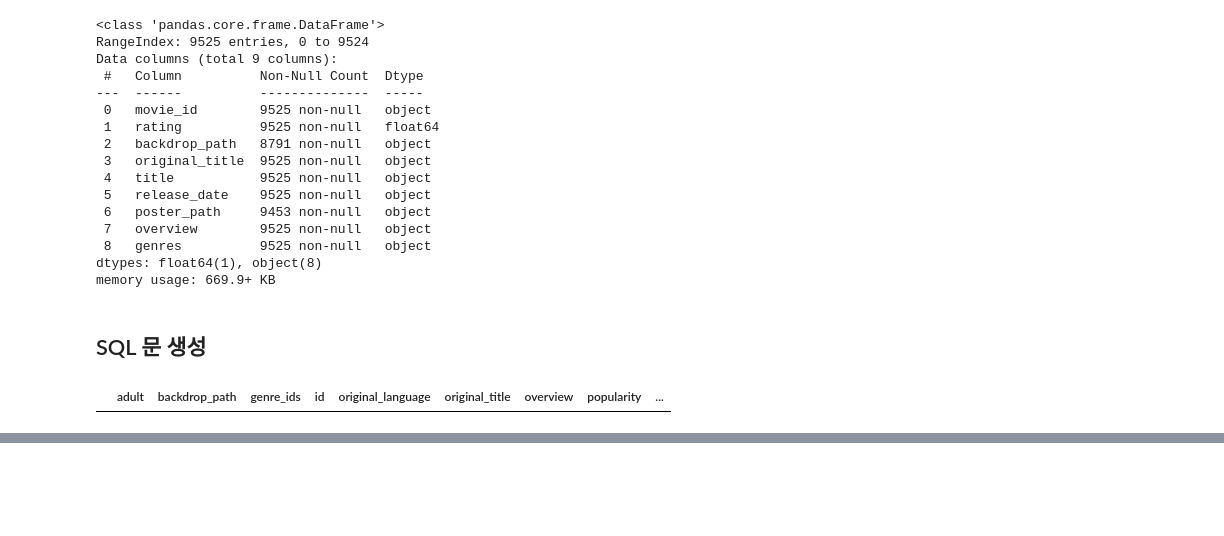
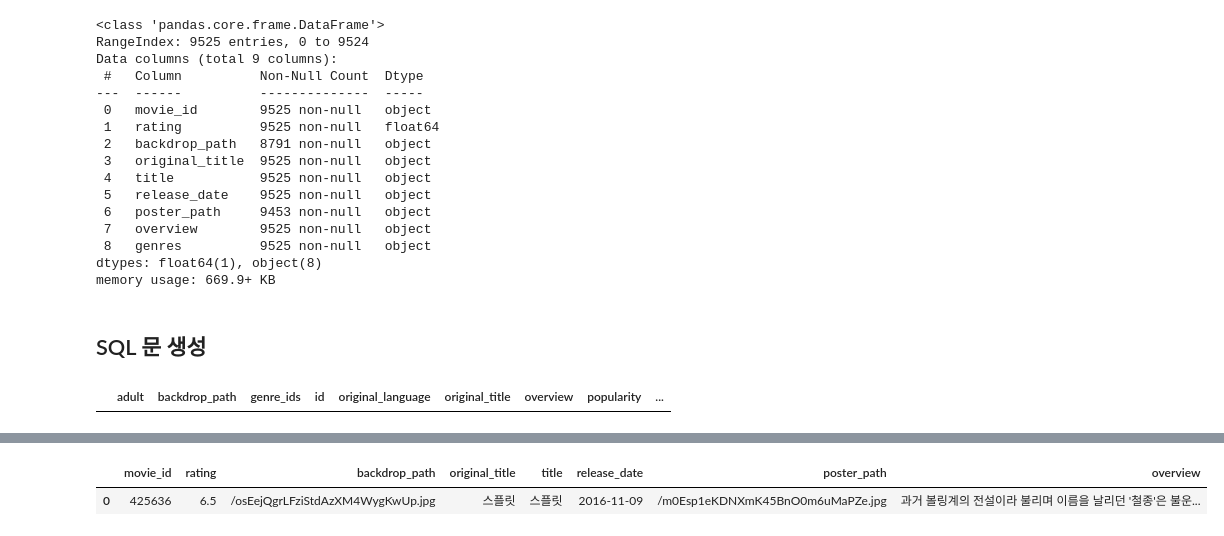
Before and after one commit to hou27/movie_recommendation, a Jupyter notebook: tmdb.ipynb, the cells around one changed output, grey strips where cells are left out. Drawn from its saved outputs; the diff is of its cells as text; code cells hidden in the pictures; blank space fills up the shorter version.

Commit message:
Fix wrong data
영제가 겹쳐 잘못된 데이터가 매핑됐던
영화 23 아이덴티티와 볼링영화 스플릿을 다시 처리

```diff
--- a/tmdb.ipynb
+++ b/tmdb.ipynb
@@ -519,0 +522,28 @@ tmdb_data.loc[tmdb_data["overview"].isnull()]
+# %%
+import requests
+
+def get_movie(title):
+    url = f"https://api.themoviedb.org/3/search/movie?query={title}&include_adult=false&language=ko&page=1"
+
+    headers = {
+        "accept": "application/json",
+        "Authorization": "Bearer eyJhbGciOiJIUzI1NiJ9.eyJhdWQiOiI2NTE2ZjcyMGI3YjI2ZjgxNjI2OGJiMWRjM2JhNWEzMyIsInN1YiI6IjY0NjMxYjU5MGYzNjU1MDEzNmE1NGZkYyIsInNjb3BlcyI6WyJhcGlfcmVhZCJdLCJ2ZXJzaW9uIjoxfQ.uK1Adl-8hdsZYerVhH0mZEo84et4fidcPge21enjDJ8"
+    }
+
+    response = requests.get(url, headers=headers)
+
+    if response.status_code != 200:
+        return None
+
+    data = response.json()
+    # print(data['results'][0])
+    if len(data['results']) == 0:
+        return None
+
+    for result in data['results']:
+        # title_in_result = result['original_title'].lower() # original_title로 체크
+        title_in_result = result['title'].lower()
+        title = title.lower()
+        if title == title_in_result:
+            return result
+    return data['results'][0]
@@ -519,0 +579,14 @@ tmdb_data.loc[tmdb_data["overview"].isnull()]
+# %%
+import pandas as pd
+
+tmdb_data = pd.DataFrame(columns=['movie_id', 'rating', 'backdrop_path', 'original_title', 'title', 'release_date', 'poster_path', 'overview'])
+
+data = get_movie("Suepeullit")
+if data:
+    tmdb_data.loc[0] = [data['id'], data['vote_average'], data['backdrop_path'], data['original_title'], data['title'], data['release_date'], data['poster_path'], data['overview']]
+else:
+    print(f"Failed to get overview for {title}")
+tmdb_data
+# %% [output]
+|  | movie_id | rating | backdrop_path | original_title | title | release_date | poster_path | overview |
+| 0 | 425636 | 6.5 | /osEejQgrLFziStdAzXM4WygKwUp.jpg | 스플릿 | 스플릿 | 2016-11-09 | /m0Esp1eKDNXmK45BnO0m6uMaPZe.jpg | 과거 볼링계의 전설이라 불리며 이름을 날리던 '철종'은 불운... |
```
Also changed, not shown: parts of 8 cells of this notebook, 1 other file.
